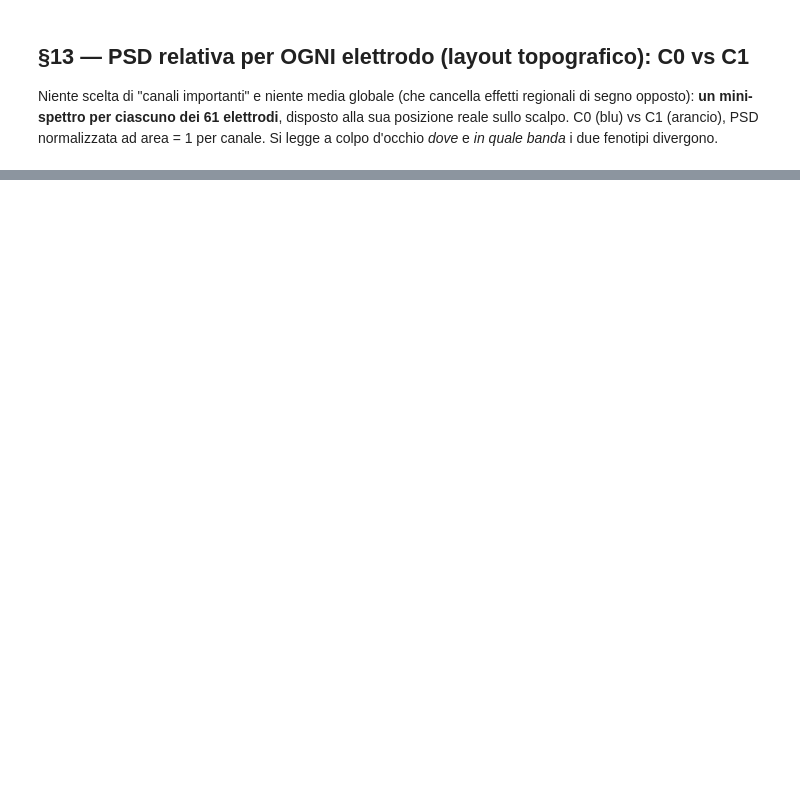
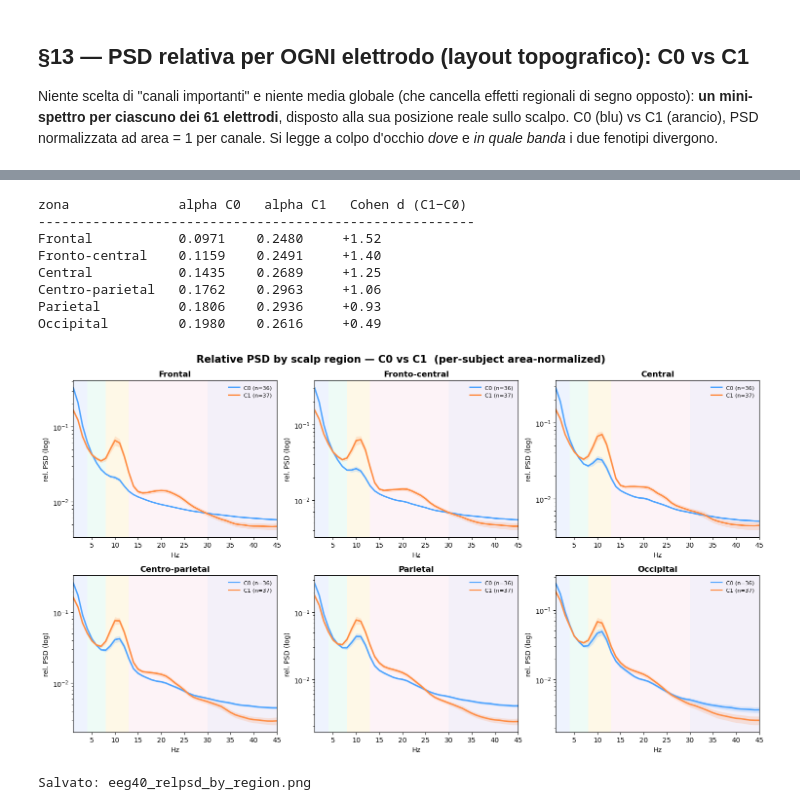
Before and after one commit to daniele22-u/miralis-hypergraph-imagined-speech, a Jupyter notebook: notebooks/EEG_40_phenotype_band_characterization.ipynb, the cells around one changed output, grey strips where cells are left out. Drawn from its saved outputs; the diff is of its cells as text; code cells hidden in the pictures; blank space fills up the shorter version.

```diff
--- a/notebooks/EEG_40_phenotype_band_characterization.ipynb
+++ b/notebooks/EEG_40_phenotype_band_characterization.ipynb
@@ -769,0 +849,62 @@ print('Salvato: eeg40_relpsd_per_channel.png')
+# %%
+# §13d — PSD media per ZONA dello scalpo: C0 vs C1 (+ Cohen d alpha per zona)
+_q = np.load(CKPT_DIR / 'persubj_relpsd_perch.npz', allow_pickle=True)
+FREQS = _q['freqs']; RELPSD_CH = _q['relpsd_ch']      # (S, 61, nf)
+
+REGIONS = {
+    'Frontal':         ['Fp1','Fp2','AF7','AF3','AFz','AF4','AF8','F7','F5','F3','F1','Fz','F2','F4','F6','F8'],
+    'Fronto-central':  ['FT7','FC5','FC3','FC1','FCz','FC2','FC4','FC6','FT8'],
+    'Central':         ['T7','C5','C3','C1','Cz','C2','C4','C6','T8'],
+    'Centro-parietal': ['TP7','CP5','CP3','CP1','CPz','CP2','CP4','CP6','TP8'],
+    'Parietal':        ['P7','P5','P3','P1','Pz','P2','P4','P6','P8'],
+    'Occipital':       ['PO7','PO5','PO3','POz','PO4','PO6','PO8','O1','Oz','O2'],
+}
+REG_IDX = {r: [CHAN_NAMES.index(c) for c in chs if c in CHAN_NAMES]
+           for r, chs in REGIONS.items()}
+
+def _cohend(a, b):
+    na, nb = len(a), len(b)
+    sp = np.sqrt(((na-1)*a.var(ddof=1) + (nb-1)*b.var(ddof=1)) / (na+nb-2) + 1e-12)
+    return (b.mean() - a.mean()) / sp
+
+BAND_COL = {'delta':'#5B8FF9','theta':'#61DDAA','alpha':'#F6BD16',
+            'beta':'#F08BB4','gamma':'#9270CA'}
+alpha_sel = (FREQS >= 8) & (FREQS <= 13)
+
+fig, axes = plt.subplots(2, 3, figsize=(15, 8.5))
+fig.suptitle('Relative PSD by scalp region — C0 vs C1  (per-subject area-normalized)',
+             fontsize=15, fontweight='bold')
+print(f'{"zona":16s}  alpha C0   alpha C1   Cohen d (C1−C0)')
+print('-'*56)
+for ax, (reg, idx) in zip(axes.ravel(), REG_IDX.items()):
+    reg_psd = RELPSD_CH[:, idx, :].mean(1)               # (S, nf) media canali zona
+    c0, c1 = reg_psd[M0], reg_psd[M1]
+    m0, s0 = c0.mean(0), c0.std(0)/np.sqrt(M0.sum())
+    m1, s1 = c1.mean(0), c1.std(0)/np.sqrt(M1.sum())
+    for name, (lo, hi) in BANDS.items():
+        ax.axvspan(lo, hi, color=BAND_COL[name], alpha=0.10, lw=0)
+    ax.plot(FREQS, m0, color='#4DA3FF', lw=2.2, label=f'C0 (n={M0.sum()})')
+    ax.fill_between(FREQS, m0-s0, m0+s0, color='#4DA3FF', alpha=0.18, lw=0)
+    ax.plot(FREQS, m1, color='#FF8C42', lw=2.2, label=f'C1 (n={M1.sum()})')
+    ax.fill_between(FREQS, m1-s1, m1+s1, color='#FF8C42', alpha=0.18, lw=0)
+    ax.set_yscale('log'); ax.set_xlim(1, 45)
+    ax.set_title(reg, fontsize=12, fontweight='bold')
+    ax.set_xlabel('Hz'); ax.set_ylabel('rel. PSD (log)')
+    ax.legend(frameon=False, fontsize=8)
+    a0 = np.trapezoid(c0[:, alpha_sel], FREQS[alpha_sel], axis=1)
+    a1 = np.trapezoid(c1[:, alpha_sel], FREQS[alpha_sel], axis=1)
+    print(f'{reg:16s}  {a0.mean():.4f}    {a1.mean():.4f}     {_cohend(a0, a1):+.2f}')
+plt.tight_layout()
+plt.savefig(FIG_DIR / 'eeg40_relpsd_by_region.png', dpi=160, bbox_inches='tight')
+plt.show(); print('Salvato: eeg40_relpsd_by_region.png')
+# %% [output]
+zona              alpha C0   alpha C1   Cohen d (C1−C0)
+--------------------------------------------------------
+Frontal           0.0971    0.2480     +1.52
+Fronto-central    0.1159    0.2491     +1.40
+Central           0.1435    0.2689     +1.25
+Centro-parietal   0.1762    0.2963     +1.06
+Parietal          0.1806    0.2936     +0.93
+Occipital         0.1980    0.2616     +0.49
+[figure, added]
+Salvato: eeg40_relpsd_by_region.png
```
Also changed, not shown: parts of 11 cells of this notebook, 5 other files.
